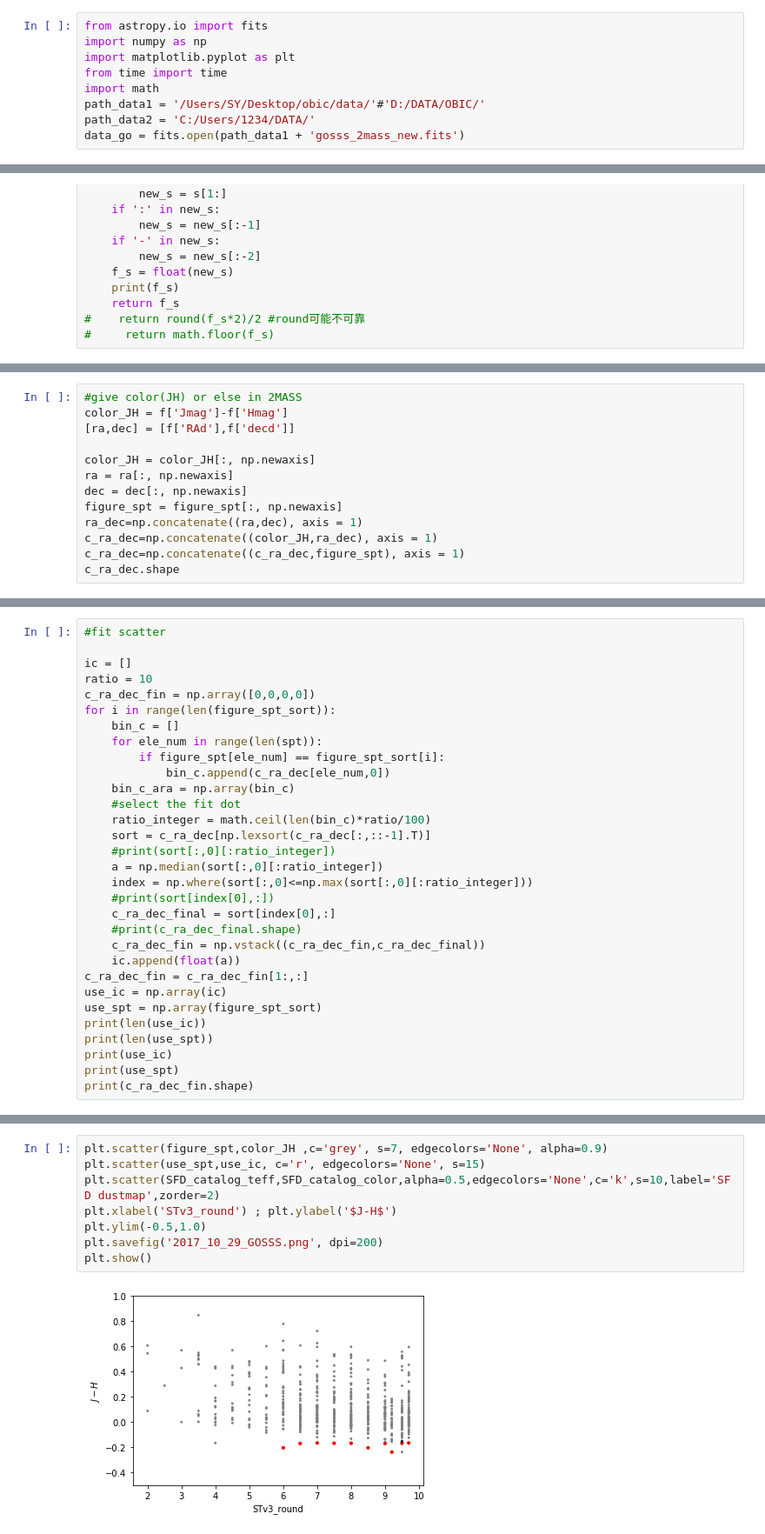
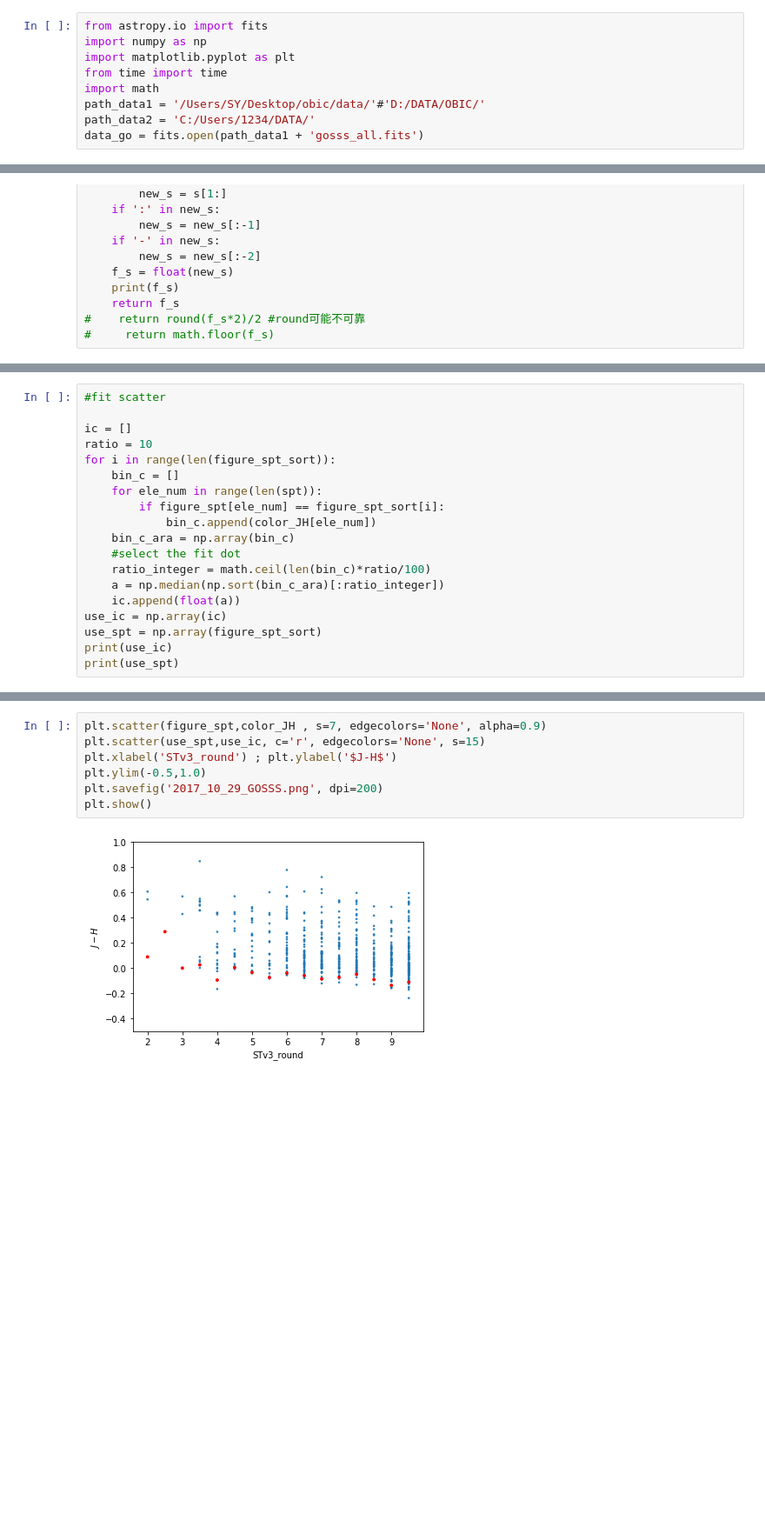
Before and after one commit to DengDingshan/OBIC_serious, a Jupyter notebook: GOSSS_fitcurve.ipynb, the cells around one changed output, grey strips where cells are left out. Shown: that part at 87% size. Drawn from its saved outputs; the diff is of its cells as text; blank space fills up the shorter version.

```diff
--- a/GOSSS_fitcurve.ipynb
+++ b/GOSSS_fitcurve.ipynb
@@ -6,7 +6,7 @@ from time import time
 import math
 path_data1 = '/Users/SY/Desktop/obic/data/'#'D:/DATA/OBIC/'
 path_data2 = 'C:/Users/1234/DATA/'
-data_go = fits.open(path_data1 + 'gosss_2mass_new.fits')
+data_go = fits.open(path_data1 + 'gosss_all.fits')
 # %%
 start_time = time()
 f = data_go[1].data
@@ -91,13 +76,0 @@ print(len(figure_spt))
-# %%
-#give color(JH) or else in 2MASS
-color_JH = f['Jmag']-f['Hmag']
-[ra,dec] = [f['RAd'],f['decd']]
-
-color_JH = color_JH[:, np.newaxis]
-ra = ra[:, np.newaxis]
-dec = dec[:, np.newaxis]
-figure_spt = figure_spt[:, np.newaxis]
-ra_dec=np.concatenate((ra,dec), axis = 1)
-c_ra_dec=np.concatenate((color_JH,ra_dec), axis = 1)
-c_ra_dec=np.concatenate((c_ra_dec,figure_spt), axis = 1)
-c_ra_dec.shape
@@ -108,30 +85,18 @@ c_ra_dec.shape
 
 ic = []
 ratio = 10
-c_ra_dec_fin = np.array([0,0,0,0])
 for i in range(len(figure_spt_sort)):
     bin_c = []
     for ele_num in range(len(spt)):
         if figure_spt[ele_num] == figure_spt_sort[i]:
-            bin_c.append(c_ra_dec[ele_num,0])
+            bin_c.append(color_JH[ele_num])
     bin_c_ara = np.array(bin_c)
     #select the fit dot
     ratio_integer = math.ceil(len(bin_c)*ratio/100)
-    sort = c_ra_dec[np.lexsort(c_ra_dec[:,::-1].T)]
-    #print(sort[:,0][:ratio_integer])
-    a = np.median(sort[:,0][:ratio_integer])
-    index = np.where(sort[:,0]<=np.max(sort[:,0][:ratio_integer]))
-    #print(sort[index[0],:])
-    c_ra_dec_final = sort[index[0],:]
-    #print(c_ra_dec_final.shape)
-    c_ra_dec_fin = np.vstack((c_ra_dec_fin,c_ra_dec_final))
+    a = np.median(np.sort(bin_c_ara)[:ratio_integer])
     ic.append(float(a))
-c_ra_dec_fin = c_ra_dec_fin[1:,:]
 use_ic = np.array(ic)
 use_spt = np.array(figure_spt_sort)
-print(len(use_ic))
-print(len(use_spt))
 print(use_ic)
 print(use_spt)
-print(c_ra_dec_fin.shape)
 # %% [output]
@@ -232,10 +128,9 @@ print(SFD_catalog_teff,SFD_catalog_color)
 # %%
-plt.scatter(figure_spt,color_JH ,c='grey', s=7, edgecolors='None', alpha=0.9)
+plt.scatter(figure_spt,color_JH , s=7, edgecolors='None', alpha=0.9)
 plt.scatter(use_spt,use_ic, c='r', edgecolors='None', s=15)
-plt.scatter(SFD_catalog_teff,SFD_catalog_color,alpha=0.5,edgecolors='None',c='k',s=10,label='SFD dustmap',zorder=2)
 plt.xlabel('STv3_round') ; plt.ylabel('$J-H$')
 plt.ylim(-0.5,1.0)
 plt.savefig('2017_10_29_GOSSS.png', dpi=200)
 plt.show()
 # %% [output]
-[figure, old version]
+[figure, new version]
```
Also changed, not shown: parts of 9 cells of this notebook, 1 other file.
